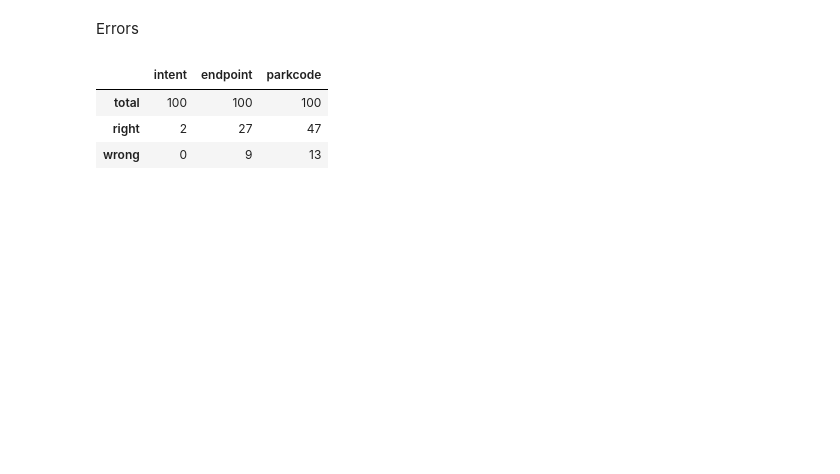
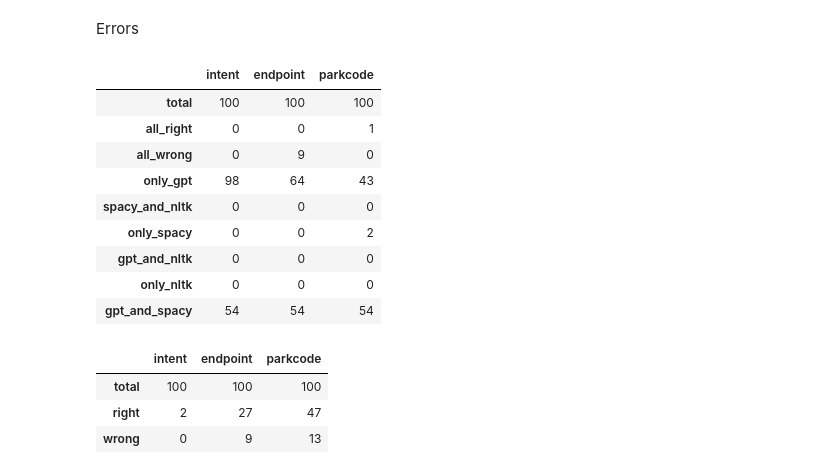
Before and after one commit to nblakkanesser/MADS_Capstone, a Jupyter notebook: 06_nps_evaluation/api_evaluation.ipynb, the cells around one changed output. Saved outputs shown, nothing was run; the diff lists cells and outputs as text; code cells hidden in the pictures; blank space fills up the shorter version.

Commit message:
error updates

```diff
--- a/06_nps_evaluation/api_evaluation.ipynb
+++ b/06_nps_evaluation/api_evaluation.ipynb
@@ -146,24 +169,38 @@ accuracy_df
 | spacy | 0.02 | 0.27 | 0.57 |
 # %% [markdown]
 Errors
+# %%
+test_data = test_data.fillna('none')
 # %%
 def top_errors (df, metrics, models):
     errors_df = pd.DataFrame(columns = metrics)
-    errors_dict = {}
     for metric in metrics:
         right = '&'.join([f'{metric}=={model}_{metric}' for model in models])
         wrong = '&'.join([f'{metric}!={model}_{metric}' for model in models])
-        errors_dict['wrong']=df.query(wrong)
-        errors_dict['right']=df.query(right)
         errors_df.loc['total', metric] = len(df)
-        errors_df.loc['right', metric] = len(df.query(right))
-        errors_df.loc['wrong', metric] = len(df.query(wrong))
-    return errors_df, errors_dict
-        #errors_df['All Wrong'] = len(df.query(f'{metric}=={model}_{metric}'))
-      #      acc_df.loc[model,metric] = len(df.query(f'{metric}=={model}_{metric}'))/len(df)
-      #  plot_accuracy(acc_df, metric)
+        errors_df.loc['all_right', metric] = len(df.query(right))
+        errors_df.loc['all_wrong', metric] = len(df.query(wrong))
+        for indx, model in enumerate(models):
+            other_models = models[:indx]+models[indx+1:]
+            right_model = '&'.join([f'{metric}=={model}_{metric}']+[f'{metric}!={mod}_{metric}' for mod in other_models])
+            wrong_model = '&'.join([f'{metric}!={model}_{metric}']+[f'{metric}=={mod}_{metric}' for mod in other_models])
+            errors_df.loc[f'only_{model}', metric] = len(df.query(right_model))
+            errors_df.loc['_and_'.join([mod for mod in other_models])] = len(df.query(wrong_model))
+    return errors_df
 
-errors, err_dict = top_errors(test_data, ['intent', 'endpoint', 'parkcode'], ['gpt', 'spacy'])#, nltk'])
+errors = top_errors(test_data, ['intent', 'endpoint', 'parkcode'], ['gpt', 'spacy', 'nltk'])
+errors
+# %% [output]
+|  | intent | endpoint | parkcode |
+| total | 100 | 100 | 100 |
+| all_right | 0 | 0 | 1 |
+| all_wrong | 0 | 9 | 0 |
+| only_gpt | 98 | 64 | 43 |
+| spacy_and_nltk | 0 | 0 | 0 |
+| only_spacy | 0 | 0 | 2 |
+| gpt_and_nltk | 0 | 0 | 0 |
+| only_nltk | 0 | 0 | 0 |
+| gpt_and_spacy | 54 | 54 | 54 |
 # %%
 errors
 # %% [output]
```
Also changed, not shown: parts of 20 cells of this notebook.
